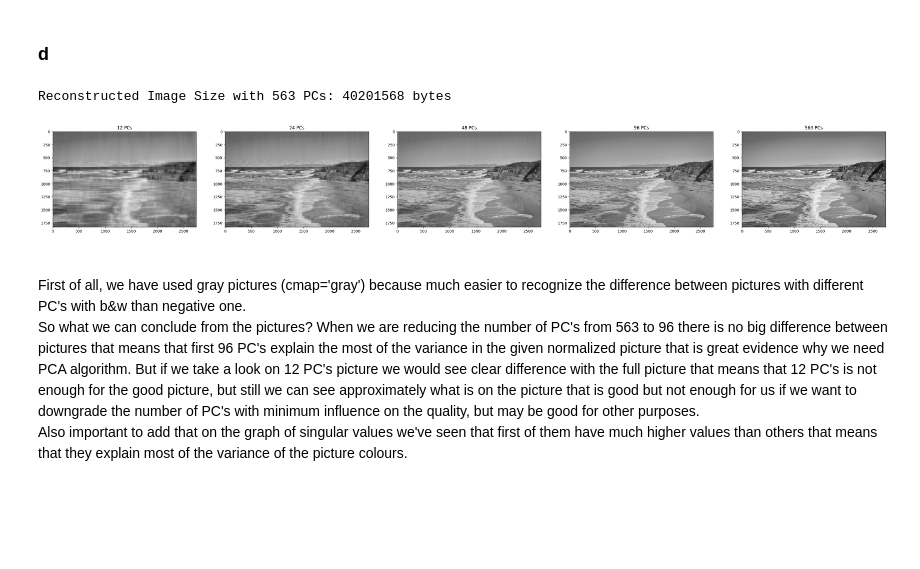
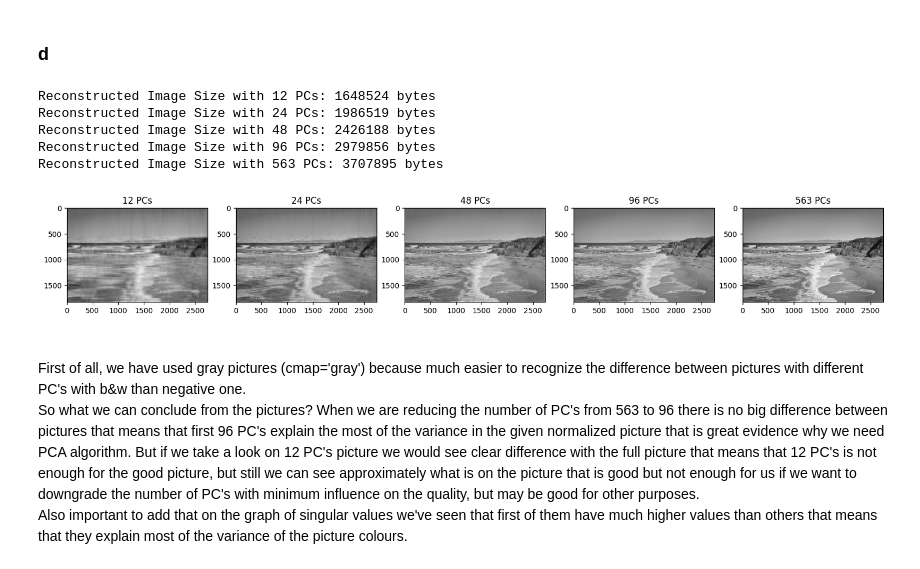
Before and after one commit to 1spb/ex2_stat_learning, a Jupyter notebook: ex2_stat.ipynb, the cells around one changed output. Saved outputs shown, nothing was run; the diff lists cells and outputs as text; code cells hidden in the pictures; blank space fills up the shorter version.

```diff
--- a/ex2_stat.ipynb
+++ b/ex2_stat.ipynb
@@ -47,3 +47,10 @@ plt.show()
 [figure]
 # %% [markdown]
 <br> We got the negative of the picture that we had before. The normalization process reduced the overall contrast of the image
+# %%
+# Save the Original image in memory using BytesIO
+img_bytes = BytesIO()
+img.save(img_bytes, format='JPEG')
+# Check the size of the image in bytes
+size_in_bytes = img_bytes.tell()
+print("Size of the image in bytes:", size_in_bytes)
@@ -74,20 +91,27 @@ original_img_size, norm_img_size = sys.getsizeof(img_arr),  sys.getsizeof(img_ar
 # %%
 pcs = [12, 24, 48, 96, len(s[s > threshold])]
 
-fig, axs = plt.subplots(nrows=1, ncols=5, figsize=(40,8))
+fig, axs = plt.subplots(nrows=1, ncols=5, figsize=(20,4))
 for i, num_pc in enumerate(pcs):
 # Calculate the number of principal components required to obtain the desired number of PCs
     img_reconstructed = U[:, :num_pc] @ np.diag(s[:num_pc]) @ Vt[:num_pc, :]
     # Display the reconstructed image
     axs[i].imshow(img_reconstructed, cmap='gray')
     axs[i].set_title(f"{num_pc} PCs")
     # Calculate the size of the final reconstruction
-    size = sys.getsizeof(img_reconstructed)
-print(f"Reconstructed Image Size with {num_pc} PCs: {size} bytes")
+    img_reconstructed_pic= Image.fromarray(img_reconstructed.astype(np.uint8))
+    img_reconstructed_pic.save(img_bytes, format='JPEG')
+    # Check the size of the image in bytes
+    size = img_bytes.tell()
+    print(f"Reconstructed Image Size with {num_pc} PCs: {size} bytes")
 plt.show()
 # %% [output]
-Reconstructed Image Size with 563 PCs: 40201568 bytes
+Reconstructed Image Size with 12 PCs: 1648524 bytes
+Reconstructed Image Size with 24 PCs: 1986519 bytes
+Reconstructed Image Size with 48 PCs: 2426188 bytes
+Reconstructed Image Size with 96 PCs: 2979856 bytes
+Reconstructed Image Size with 563 PCs: 3707895 bytes
-[figure, old version]
+[figure, new version]
 # %% [markdown]
 <br> First of all, we have used gray pictures (cmap='gray') because much easier to recognize the difference between pictures with different PC's with b&w than negative one.
 <br> So what we can conclude from the pictures?
```
Also changed, not shown: parts of 6 cells of this notebook.
